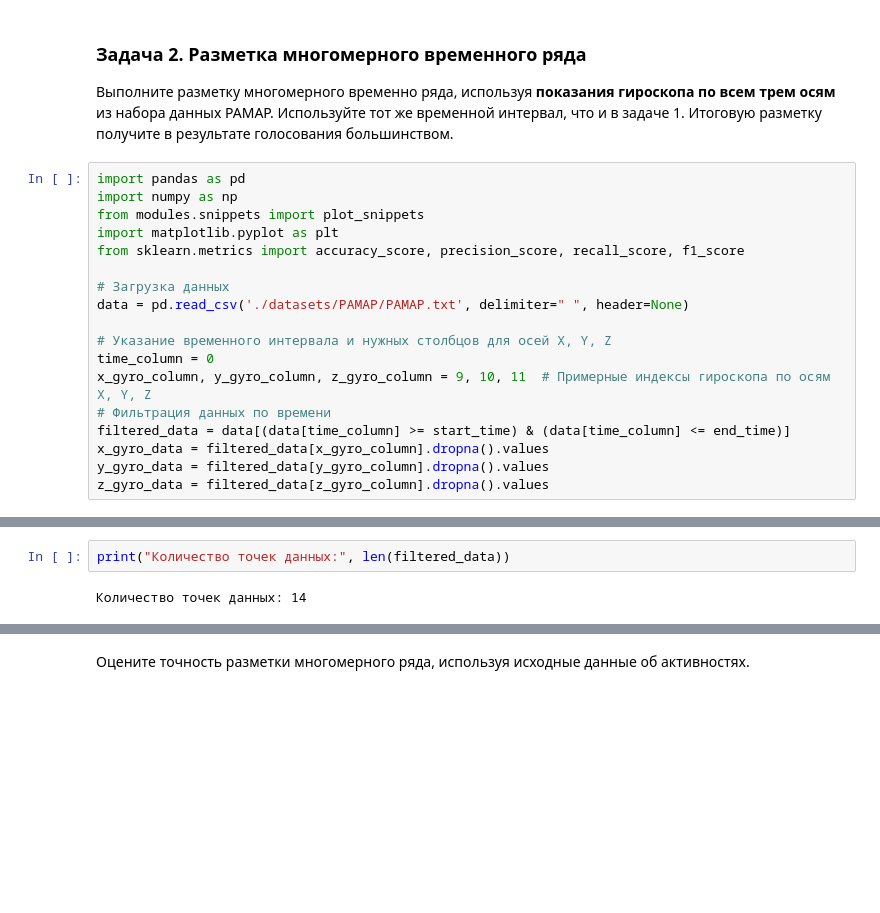
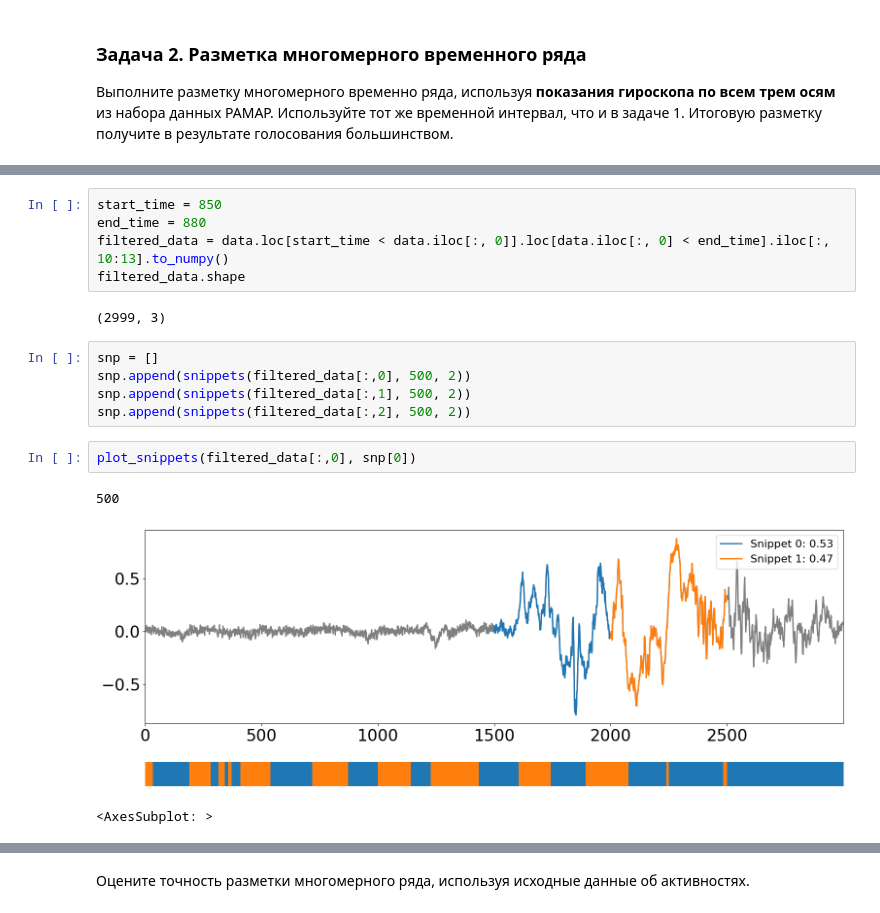
Before and after one commit to wilkak/2024-Gorbunov-TimeSeriesCourse, a Jupyter notebook: practice/05 Snippets/05 Snippets.ipynb, the cells around one changed output, grey strips where cells are left out. Cells and saved outputs as stored; diff of their text form; blank space fills up the shorter version.

```diff
--- a/practice/05 Snippets/05 Snippets.ipynb
+++ b/practice/05 Snippets/05 Snippets.ipynb
@@ -182,21 +103,3 @@ F1-Score 37%: комбинированная метрика, отражающа
 ### Задача 2. Разметка многомерного временного ряда
 
 Выполните разметку многомерного временно ряда, используя **показания гироскопа по всем трем осям** из набора данных PAMAP. Используйте тот же временной интервал, что и в задаче 1. Итоговую разметку получите в результате голосования большинством.
-# %%
-import pandas as pd
-import numpy as np
-from modules.snippets import plot_snippets
-import matplotlib.pyplot as plt
-from sklearn.metrics import accuracy_score, precision_score, recall_score, f1_score
-
-# Загрузка данных
-data = pd.read_csv('./datasets/PAMAP/PAMAP.txt', delimiter=" ", header=None)
-
-# Указание временного интервала и нужных столбцов для осей X, Y, Z
-time_column = 0
-x_gyro_column, y_gyro_column, z_gyro_column = 9, 10, 11  # Примерные индексы гироскопа по осям X, Y, Z
-# Фильтрация данных по времени
-filtered_data = data[(data[time_column] >= start_time) & (data[time_column] <= end_time)]
-x_gyro_data = filtered_data[x_gyro_column].dropna().values
-y_gyro_data = filtered_data[y_gyro_column].dropna().values
-z_gyro_data = filtered_data[z_gyro_column].dropna().values
@@ -313,4 +106,18 @@ F1 Score: 0.80
-# %%
-print("Количество точек данных:", len(filtered_data))
-# %% [output]
-Количество точек данных: 14
+# %%
+start_time = 850
+end_time = 880
+filtered_data = data.loc[start_time < data.iloc[:, 0]].loc[data.iloc[:, 0] < end_time].iloc[:, 10:13].to_numpy()
+filtered_data.shape
+# %% [output]
+(2999, 3)
+# %%
+snp = []
+snp.append(snippets(filtered_data[:,0], 500, 2))
+snp.append(snippets(filtered_data[:,1], 500, 2))
+snp.append(snippets(filtered_data[:,2], 500, 2))
+# %%
+plot_snippets(filtered_data[:,0], snp[0])
+# %% [output]
+500
+[figure, added]
+<AxesSubplot: >
```
Also changed, not shown: parts of 20 cells of this notebook, 3 other files.
